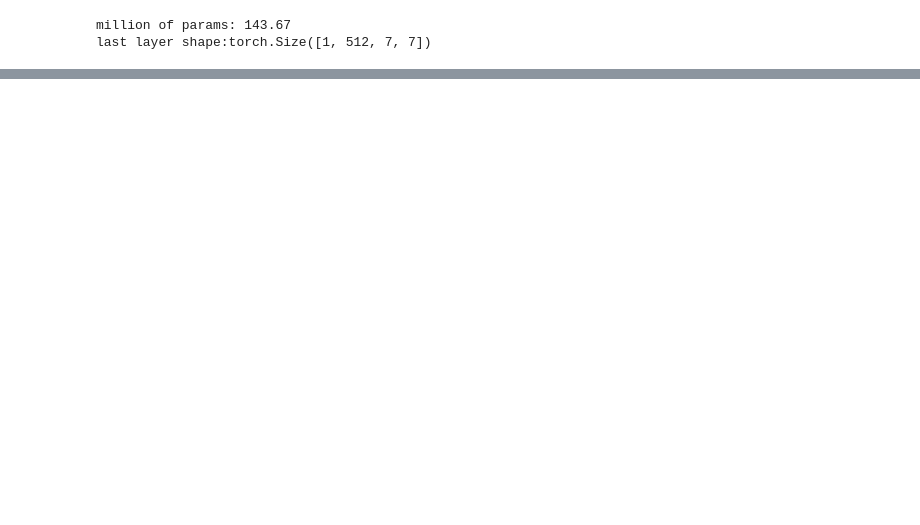
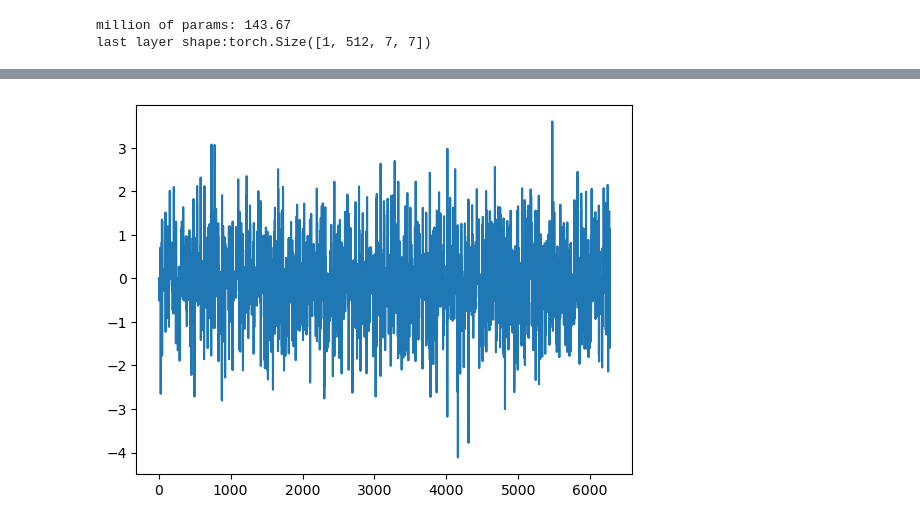
Before and after one commit to VIDA-NYU/GDPFinder, a Jupyter notebook: notebooks/sandbox.ipynb, the cells around one changed output, grey strips where cells are left out. Cells and saved outputs as stored; diff of their text form; code cells hidden in the pictures; blank space fills up the shorter version.

```diff
--- a/notebooks/sandbox.ipynb
+++ b/notebooks/sandbox.ipynb
@@ -197,2 +146,2 @@ tensor([[[[0.0000, 0.0000, 0.0000,  ..., 0.0000, 0.0000, 1.0827],
 # %%
-sample = torch.randn(1, 100)
+random_sample = torch.randn(1, 128, 7, 7)
@@ -212,0 +148,6 @@ torch.Size([1, 3, 224, 224])
+# %%
+random_sample[:, :, :6, :6] = 0
+# %%
+plt.plot(random_sample.numpy().reshape(-1));
+# %% [output]
+[figure, added]
```
Also changed, not shown: parts of 30 cells of this notebook, 3 other files.
